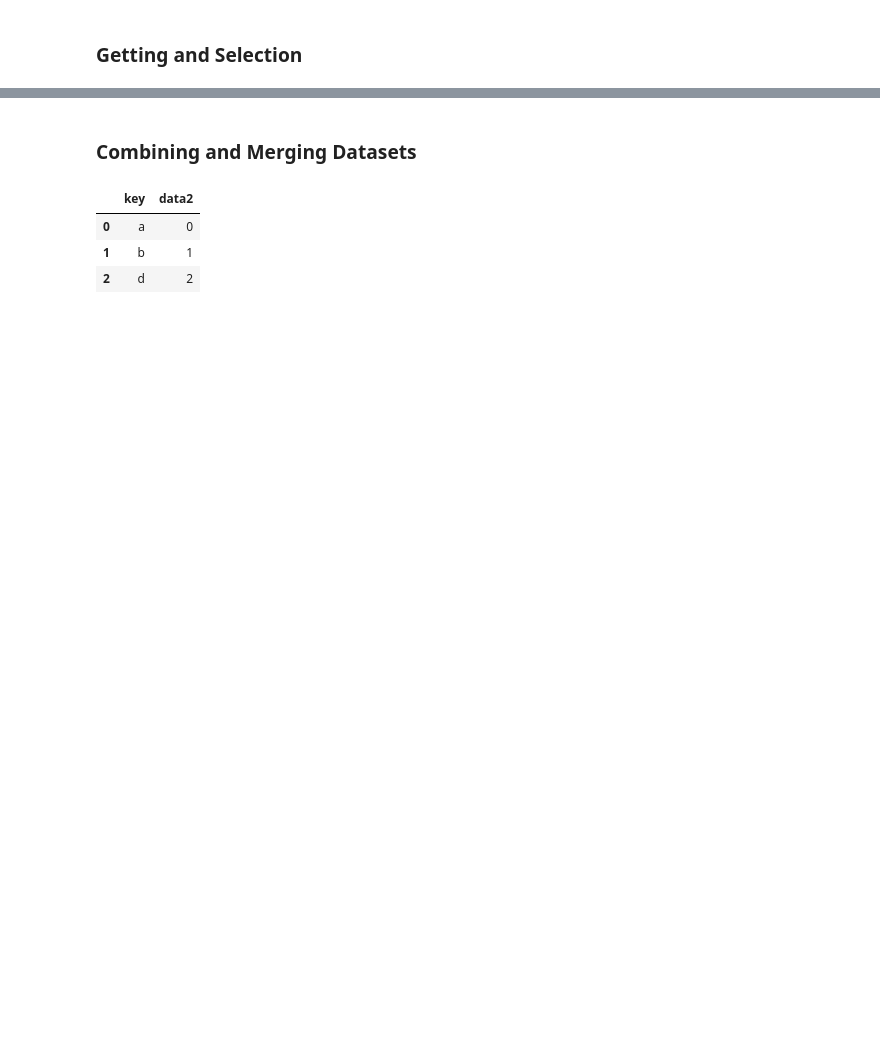
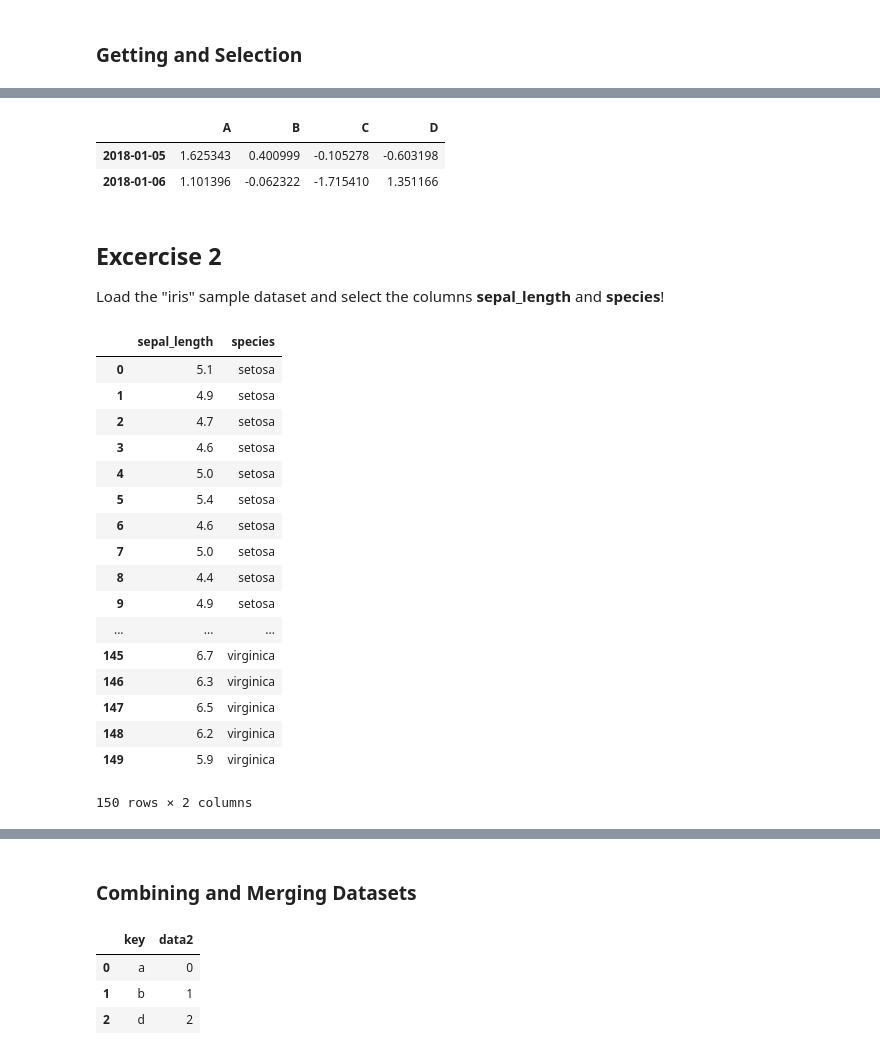
Before and after one commit to natriumoxid/course_jupyter, a Jupyter notebook: introduction_to_ipython_with_solutions.ipynb, the cells around one changed output, grey strips where cells are left out. Drawn from its saved outputs; the diff is of its cells as text; code cells hidden in the pictures; blank space fills up the shorter version.

```diff
--- a/introduction_to_ipython_with_solutions.ipynb
+++ b/introduction_to_ipython_with_solutions.ipynb
@@ -166,0 +203,34 @@ df.loc['20180102', ['A', 'B']] # Reduction in the dimensions of the returned obj
+# %%
+df.loc[df['A'] > 1] # Get all data, where A is greater than 1
+# %% [output]
+|  | A | B | C | D |
+| 2018-01-05 | 1.625343 | 0.400999 | -0.105278 | -0.603198 |
+| 2018-01-06 | 1.101396 | -0.062322 | -1.715410 | 1.351166 |
+# %% [markdown]
+## Excercise 2
+Load the "iris" sample dataset and select the columns **sepal_length** and **species**!
+# %%
+import pandas as pd
+
+iris = pd.read_csv('https://raw.githubusercontent.com/mwaskom/seaborn-data/master/iris.csv')
+df = pd.DataFrame(iris)
+df.loc[:, ['sepal_length', 'species']]
+# %% [output]
+|  | sepal_length | species |
+| 0 | 5.1 | setosa |
+| 1 | 4.9 | setosa |
+| 2 | 4.7 | setosa |
+| 3 | 4.6 | setosa |
+| 4 | 5.0 | setosa |
+| 5 | 5.4 | setosa |
+| 6 | 4.6 | setosa |
+| 7 | 5.0 | setosa |
+| 8 | 4.4 | setosa |
+| 9 | 4.9 | setosa |
+| ... | ... | ... |
+| 145 | 6.7 | virginica |
+| 146 | 6.3 | virginica |
+| 147 | 6.5 | virginica |
+| 148 | 6.2 | virginica |
+| 149 | 5.9 | virginica |
+150 rows × 2 columns
```
Also changed, not shown: parts of 23 cells of this notebook, 1 other file.
